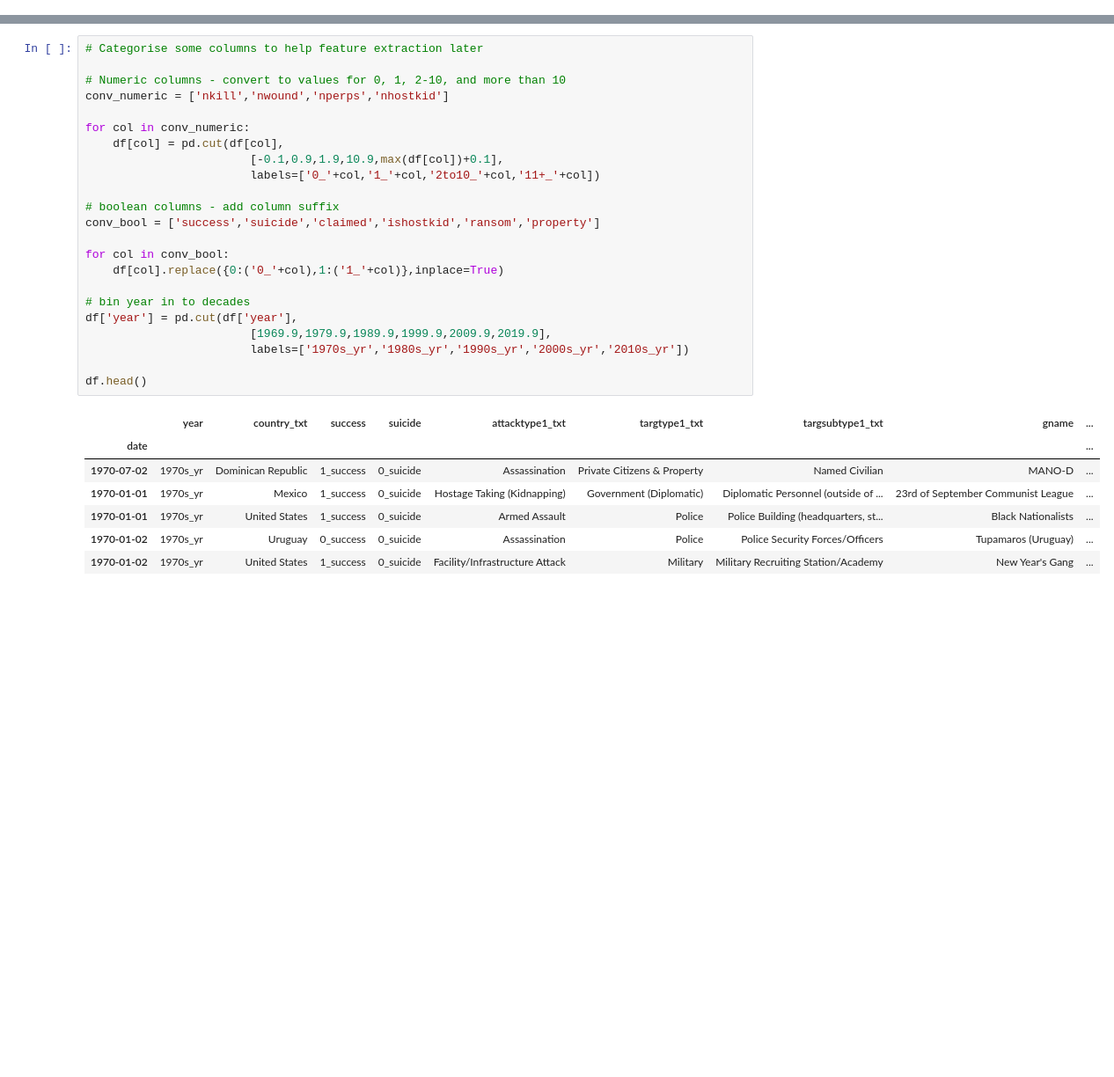
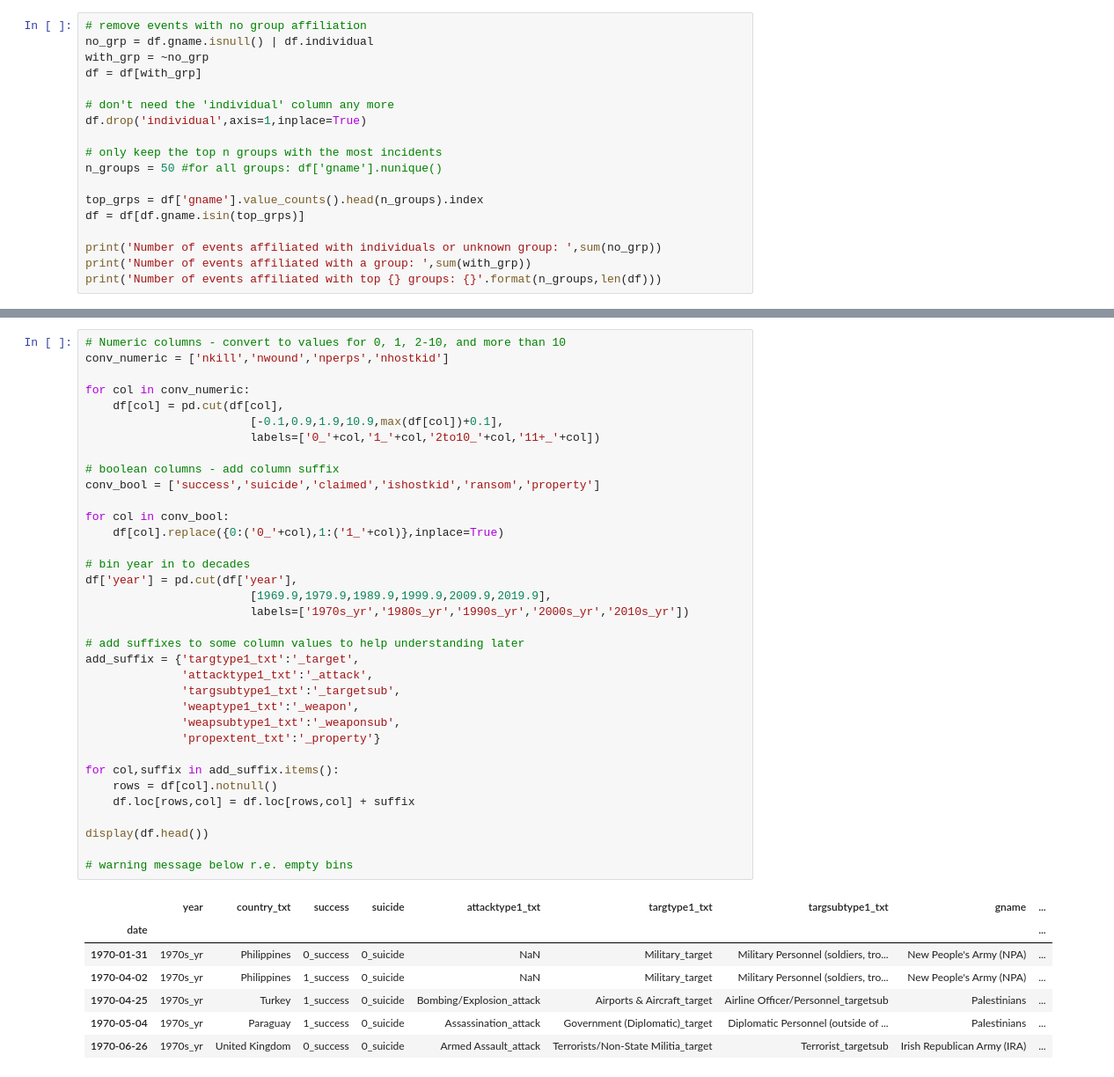
Before and after one commit to jack89roberts/GTD, a Jupyter notebook: GTD_GrpFeatures.ipynb, the cells around one changed output, grey strips where cells are left out. Shown: that part at 88% size. Saved outputs shown, nothing was run; the diff lists cells and outputs as text; blank space fills up the shorter version.

```diff
--- a/GTD_GrpFeatures.ipynb
+++ b/GTD_GrpFeatures.ipynb
@@ -0,0 +49,18 @@
+# %%
+# remove events with no group affiliation
+no_grp = df.gname.isnull() | df.individual
+with_grp = ~no_grp
+df = df[with_grp]
+
+# don't need the 'individual' column any more
+df.drop('individual',axis=1,inplace=True)
+
+# only keep the top n groups with the most incidents
+n_groups = 50 #for all groups: df['gname'].nunique()
+
+top_grps = df['gname'].value_counts().head(n_groups).index
+df = df[df.gname.isin(top_grps)]
+
+print('Number of events affiliated with individuals or unknown group: ',sum(no_grp))
+print('Number of events affiliated with a group: ',sum(with_grp))
+print('Number of events affiliated with top {} groups: {}'.format(n_groups,len(df)))
@@ -109,31 +127,43 @@ memory usage: 14.7+ MB
 # %%
-# Categorise some columns to help feature extraction later
-
 # Numeric columns - convert to values for 0, 1, 2-10, and more than 10
 conv_numeric = ['nkill','nwound','nperps','nhostkid']
 
 for col in conv_numeric:
     df[col] = pd.cut(df[col],
                         [-0.1,0.9,1.9,10.9,max(df[col])+0.1],
                         labels=['0_'+col,'1_'+col,'2to10_'+col,'11+_'+col])
 
 # boolean columns - add column suffix
 conv_bool = ['success','suicide','claimed','ishostkid','ransom','property']
 
 for col in conv_bool:
     df[col].replace({0:('0_'+col),1:('1_'+col)},inplace=True)
 
 # bin year in to decades
 df['year'] = pd.cut(df['year'],
                         [1969.9,1979.9,1989.9,1999.9,2009.9,2019.9],
                         labels=['1970s_yr','1980s_yr','1990s_yr','2000s_yr','2010s_yr'])
 
-df.head()
+# add suffixes to some column values to help understanding later
+add_suffix = {'targtype1_txt':'_target',
+              'attacktype1_txt':'_attack',
+              'targsubtype1_txt':'_targetsub',
+              'weaptype1_txt':'_weapon',
+              'weapsubtype1_txt':'_weaponsub',
+              'propextent_txt':'_property'}
+
+for col,suffix in add_suffix.items():
+    rows = df[col].notnull()
+    df.loc[rows,col] = df.loc[rows,col] + suffix
+
+display(df.head())
+
+# warning message below r.e. empty bins
 # %% [output]
 |  | year | country_txt | success | suicide | attacktype1_txt | targtype1_txt | targsubtype1_txt | gname | ... |
 | date |  |  |  |  |  |  |  |  | ... |
-| 1970-07-02 | 1970s_yr | Dominican Republic | 1_success | 0_suicide | Assassination | Private Citizens & Property | Named Civilian | MANO-D | ... |
-| 1970-01-01 | 1970s_yr | Mexico | 1_success | 0_suicide | Hostage Taking (Kidnapping) | Government (Diplomatic) | Diplomatic Personnel (outside of ... | 23rd of September Communist League | ... |
-| 1970-01-01 | 1970s_yr | United States | 1_success | 0_suicide | Armed Assault | Police | Police Building (headquarters, st... | Black Nationalists | ... |
-| 1970-01-02 | 1970s_yr | Uruguay | 0_success | 0_suicide | Assassination | Police | Police Security Forces/Officers | Tupamaros (Uruguay) | ... |
-| 1970-01-02 | 1970s_yr | United States | 1_success | 0_suicide | Facility/Infrastructure Attack | Military | Military Recruiting Station/Academy | New Year's Gang | ... |
+| 1970-01-31 | 1970s_yr | Philippines | 0_success | 0_suicide | NaN | Military_target | Military Personnel (soldiers, tro... | New People's Army (NPA) | ... |
+| 1970-04-02 | 1970s_yr | Philippines | 1_success | 0_suicide | NaN | Military_target | Military Personnel (soldiers, tro... | New People's Army (NPA) | ... |
+| 1970-04-25 | 1970s_yr | Turkey | 1_success | 0_suicide | Bombing/Explosion_attack | Airports & Aircraft_target | Airline Officer/Personnel_targetsub | Palestinians | ... |
+| 1970-05-04 | 1970s_yr | Paraguay | 1_success | 0_suicide | Assassination_attack | Government (Diplomatic)_target | Diplomatic Personnel (outside of ... | Palestinians | ... |
+| 1970-06-26 | 1970s_yr | United Kingdom | 0_success | 0_suicide | Armed Assault_attack | Terrorists/Non-State Militia_target | Terrorist_targetsub | Irish Republican Army (IRA) | ... |
```
Also changed, not shown: parts of 22 cells of this notebook.
